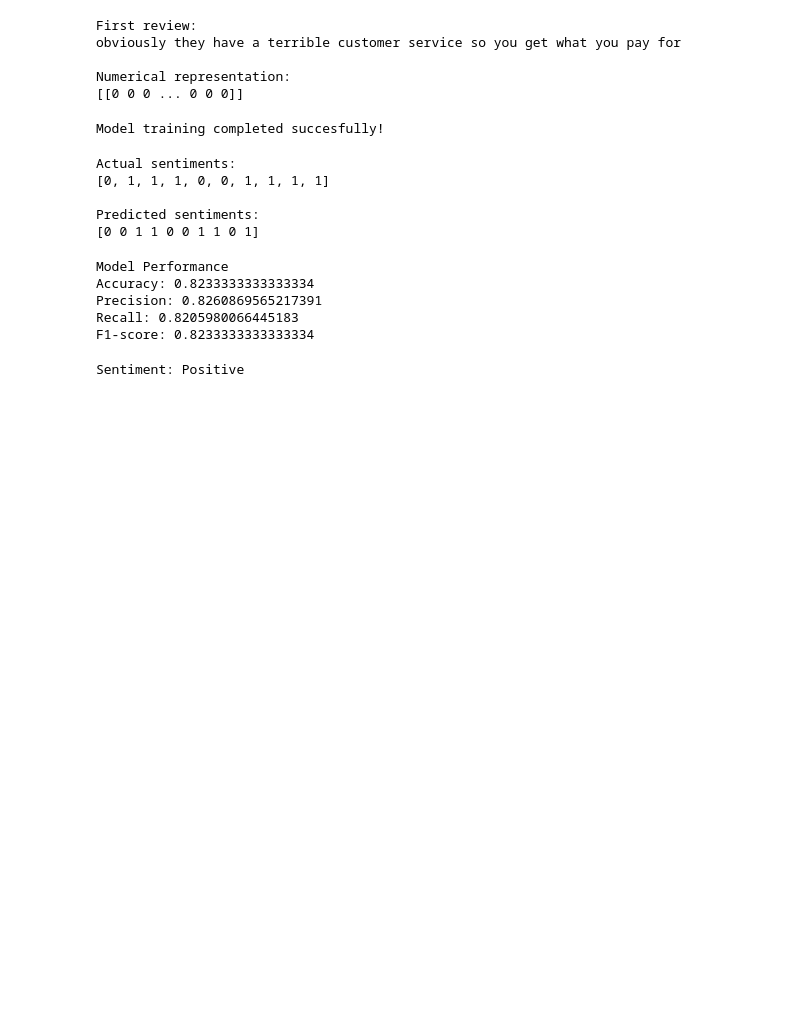
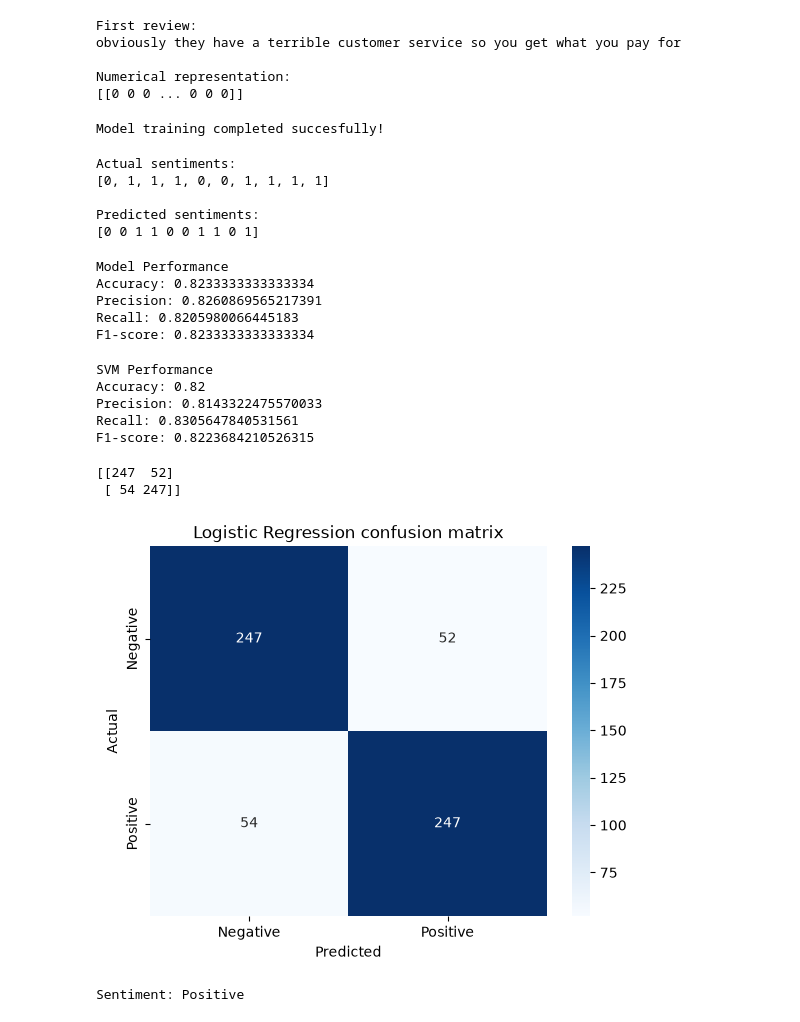
Before and after one commit to OAhewavitharane/LLM-Practical-Portfolio, a Jupyter notebook: Lab-01-Machine-Learning/notebook/Lab01_Sentiment_Analysis.ipynb, the cells around one changed output. Saved outputs shown, nothing was run; the diff lists cells and outputs as text; code cells hidden in the pictures; blank space fills up the shorter version.

Commit message:
Add SVM comparison and confusion matrix

```diff
--- a/Lab-01-Machine-Learning/notebook/Lab01_Sentiment_Analysis.ipynb
+++ b/Lab-01-Machine-Learning/notebook/Lab01_Sentiment_Analysis.ipynb
@@ -349,6 +349,40 @@ Accuracy: 0.8233333333333334
 Precision: 0.8260869565217391
 Recall: 0.8205980066445183
 F1-score: 0.8233333333333334
+# %%
+from sklearn.svm import LinearSVC
+
+svm_model = LinearSVC()
+svm_model.fit(X_train_bow, y_train)
+svm_predictions = svm_model.predict(X_test_bow)
+
+print("SVM Performance")
+print("Accuracy:", accuracy_score(y_test, svm_predictions))
+print("Precision:", precision_score(y_test, svm_predictions))
+print("Recall:", recall_score(y_test, svm_predictions))
+print("F1-score:", f1_score(y_test, svm_predictions))
+# %% [output]
+SVM Performance
+Accuracy: 0.82
+Precision: 0.8143322475570033
+Recall: 0.8305647840531561
+F1-score: 0.8223684210526315
+# %%
+# confusion matrix for logistic regression, rows = actual, columns = predicted
+from sklearn.metrics import confusion_matrix
+
+cm = confusion_matrix(y_test, predictions)
+print(cm)
+
+sns.heatmap(cm, annot=True, fmt="d", cmap="Blues", xticklabels=["Negative", "Positive"], yticklabels=["Negative", "Positive"])
+plt.xlabel("Predicted")
+plt.ylabel("Actual")
+plt.title("Logistic Regression confusion matrix")
+plt.show()
+# %% [output]
+[[247  52]
+ [ 54 247]]
+[figure, added]
 # %%
 # Test the model with a new review
 
```
